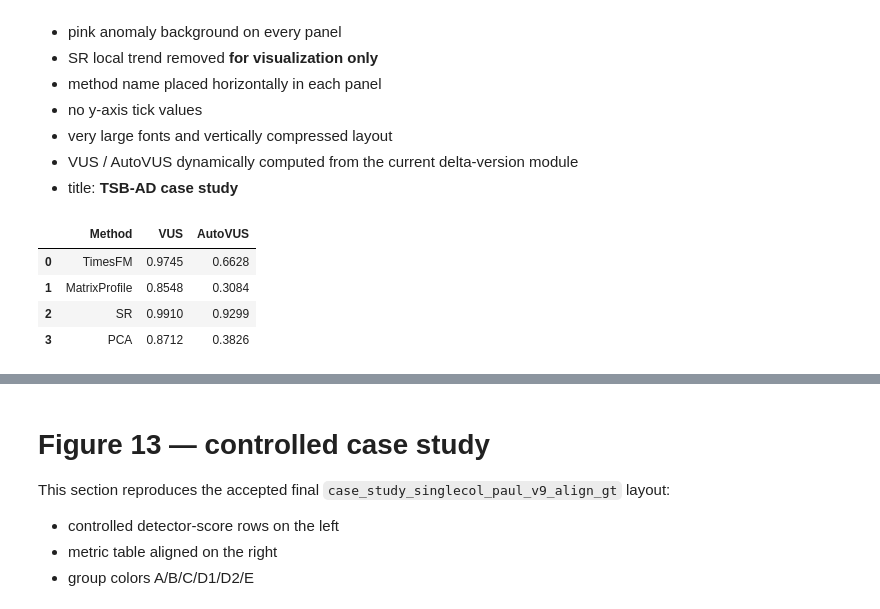
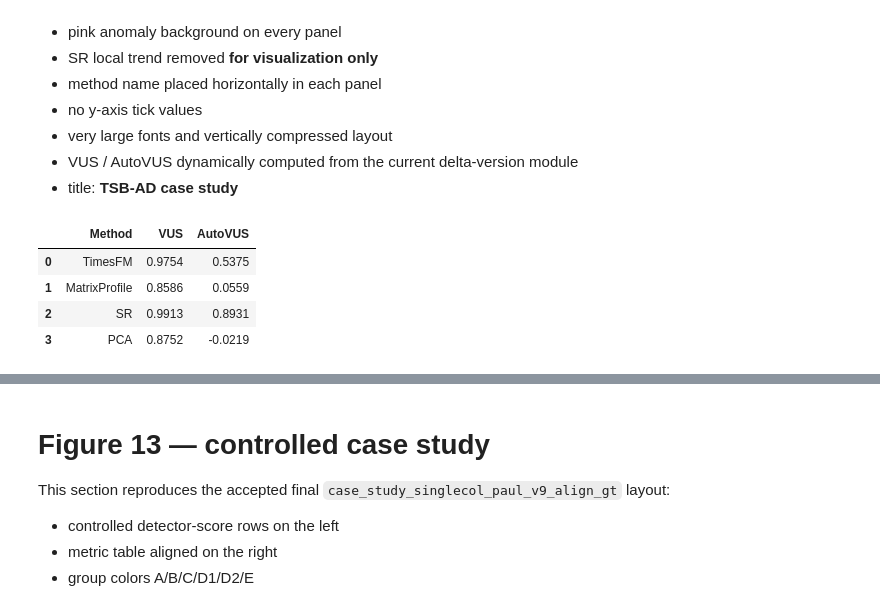
Before and after one commit to sylligardos/autovus, a Jupyter notebook: src/notebooks/case_studies.ipynb, the cells around one changed output, grey strips where cells are left out. Drawn from its saved outputs; the diff is of its cells as text; code cells hidden in the pictures.

```diff
--- a/src/notebooks/case_studies.ipynb
+++ b/src/notebooks/case_studies.ipynb
@@ -57,10 +52,11 @@ VUS module = ./vus/vus_numpy.py
 # %%
 from matplotlib.patches import Patch
 
-spec = importlib.util.spec_from_file_location("vus_numpy_final", VUS_MODULE_PATH)
-vus_mod = importlib.util.module_from_spec(spec)
-spec.loader.exec_module(vus_mod)
-VUSNumpy = vus_mod.VUSNumpy
+from autovus import FastVUS, AutoVUS
+from tsad_parser import TSADParser
+from bench import load_series, load_score
+
+PARSER = TSADParser()
 # %% [markdown]
 ## Shared helpers
 # %%
@@ -761,58 +664,57 @@ Final style from the plotting discussion:
 # -----------------------------
 # Figure 12: data + metrics
 # -----------------------------
-FIG12_CSV = DATA_DIR / "287_TODS_id_1_Synthetic_tr_500_1st_11.csv"
+FIG12_CSV = "287_TODS_id_1_Synthetic_tr_500_1st_11.csv"
+# display name -> TSB-AD detector
 FIG12_SCORES = {
-    "TimesFM": DATA_DIR / "287_TODS_id_1_Synthetic_tr_500_1st_11_FM.npy",
-    "MatrixProfile": DATA_DIR / "287_TODS_id_1_Synthetic_tr_500_1st_11_MP.npy",
-    "SR": DATA_DIR / "287_TODS_id_1_Synthetic_tr_500_1st_11_SR.npy",
-    "PCA": DATA_DIR / "287_TODS_id_1_Synthetic_tr_500_1st_11_PCA.npy",
+    "TimesFM": "TimesFM",
+    "MatrixProfile": "MatrixProfile",
+    "SR": "SR",
+    "PCA": "Sub_PCA",
 }
 
 FIG12_START = 3000
 FIG12_END = 4000    # inclusive
 FIG12_SR_WINDOW = 41
 
-fig12_df = pd.read_csv(FIG12_CSV)
+fig12_values, fig12_label_full = load_series(PARSER, FIG12_CSV)
 fig12_sl = slice(FIG12_START, FIG12_END + 1)
 
-fig12_ts = fig12_df["Data"].to_numpy()[fig12_sl]
-fig12_label = (fig12_df["Label"].to_numpy() > 0).astype(int)[fig12_sl]
+fig12_ts = fig12_values[fig12_sl]
+fig12_label = (fig12_label_full > 0).astype(int)[fig12_sl]
 fig12_x = np.arange(FIG12_START, FIG12_END + 1)
 
 fig12_raw_scores = {
-    name: np.load(path, allow_pickle=False).squeeze()[fig12_sl]
-    for name, path in FIG12_SCORES.items()
+    name: load_score(PARSER, FIG12_CSV, det)[fig12_sl]
+    for name, det in FIG12_SCORES.items()
 }
 
 fig12_results = {
     name: compute_vus_autovus(
         fig12_label,
         score,
-        slope_size=50,
+        L=50,
         step=1,
-        dust_floor=1e-6,
-        per_side=True,
     )
     for name, score in fig12_raw_scores.items()
 }
 
 fig12_metrics = pd.DataFrame([
     {
         "Method": name,
         "VUS": result["VUS"],
         "AutoVUS": result["AutoVUS"],
     }
     for name, result in fig12_results.items()
 ])
 
 fig12_metrics.round(4)
 # %% [output]
 |  | Method | VUS | AutoVUS |
-| 0 | TimesFM | 0.9745 | 0.6628 |
-| 1 | MatrixProfile | 0.8548 | 0.3084 |
-| 2 | SR | 0.9910 | 0.9299 |
-| 3 | PCA | 0.8712 | 0.3826 |
+| 0 | TimesFM | 0.9754 | 0.5375 |
+| 1 | MatrixProfile | 0.8586 | 0.0559 |
+| 2 | SR | 0.9913 | 0.8931 |
+| 3 | PCA | 0.8752 | -0.0219 |
 # %%
 # -----------------------------
 # Figure 12: final plot
```
Also changed, not shown: parts of 10 cells of this notebook, 5 other files.
